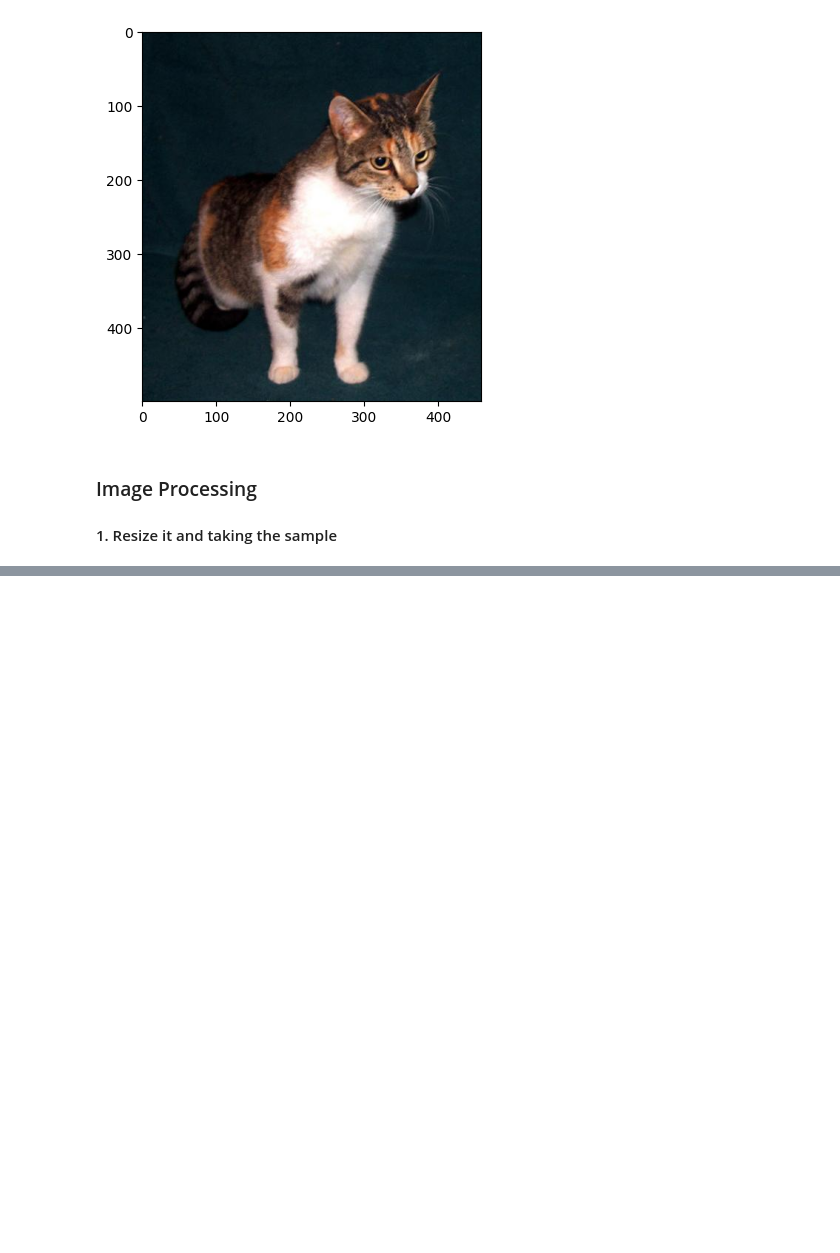
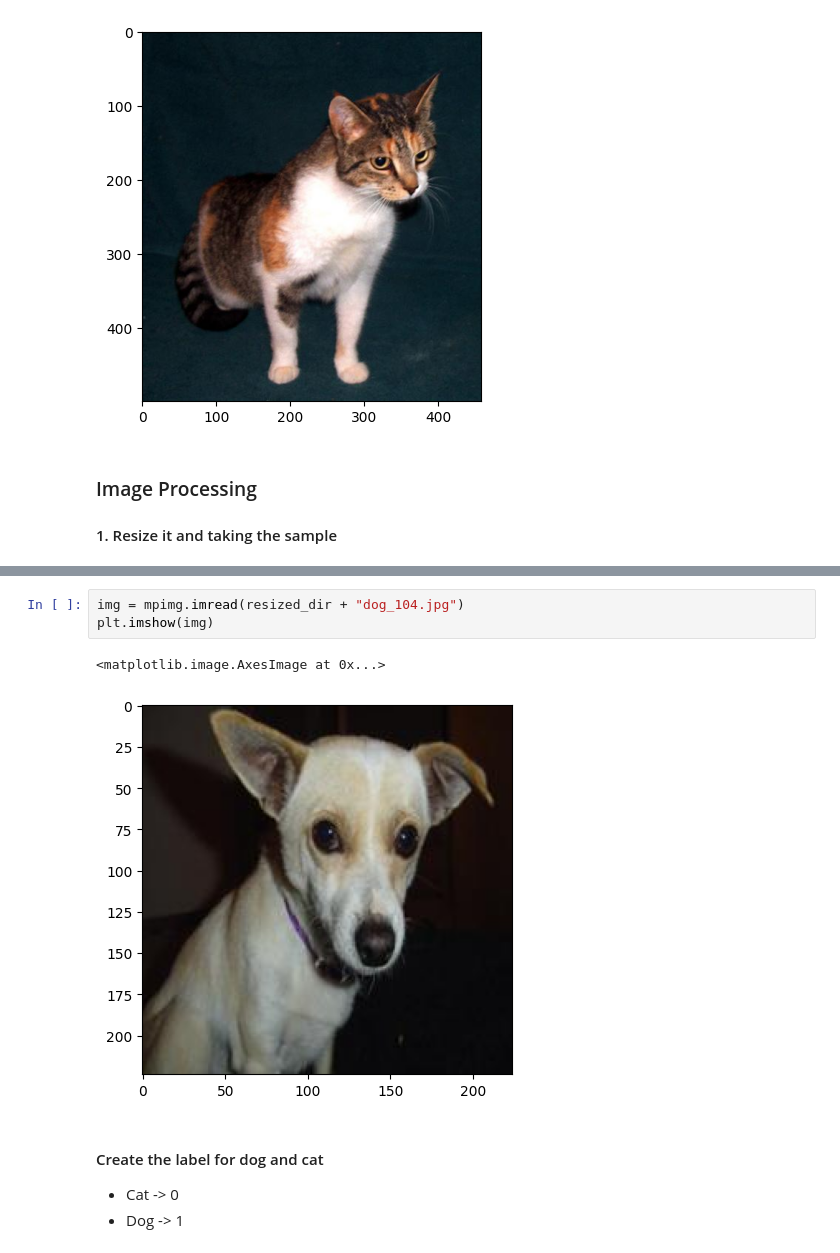
Before and after one commit to adityakashyap5047/MeowBark, a Jupyter notebook: notebook/MeowBark.ipynb, the cells around one changed output, grey strips where cells are left out. Saved outputs shown, nothing was run; the diff lists cells and outputs as text; blank space fills up the shorter version.

Commit message:
created the labels for dog and cat

```diff
--- a/notebook/MeowBark.ipynb
+++ b/notebook/MeowBark.ipynb
@@ -106,0 +118,10 @@ print("Cat Image saved at:", cat_img_path)
+# %%
+img = mpimg.imread(resized_dir + "dog_104.jpg")
+plt.imshow(img)
+# %% [output]
+<matplotlib.image.AxesImage at 0x...>
+[figure, added]
+# %% [markdown]
+#### Create the label for dog and cat
+- Cat -> 0
+- Dog -> 1
```
Also changed, not shown: parts of 6 cells of this notebook.
